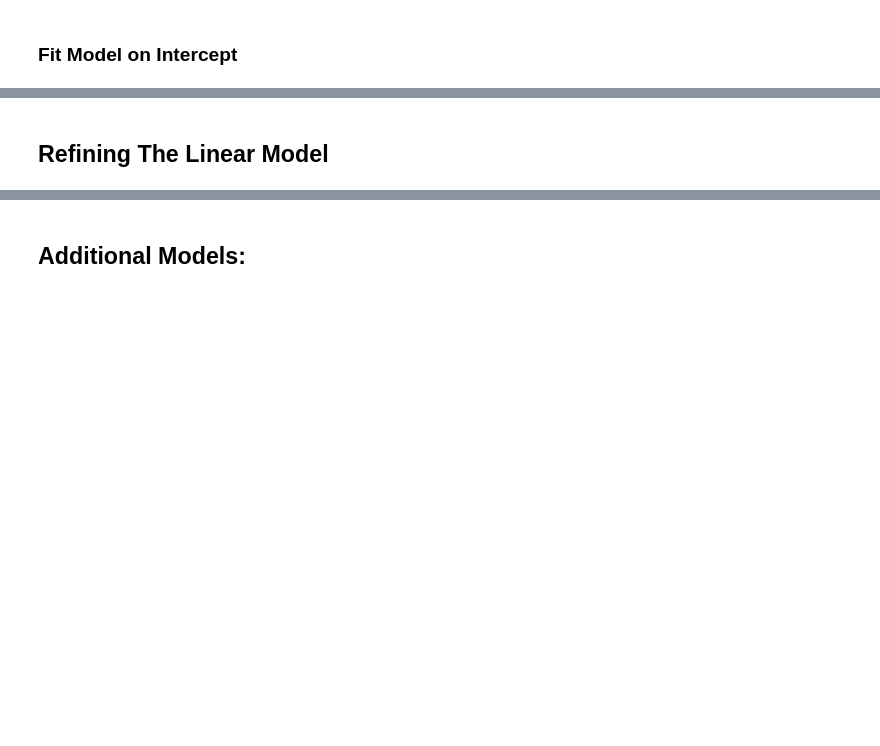
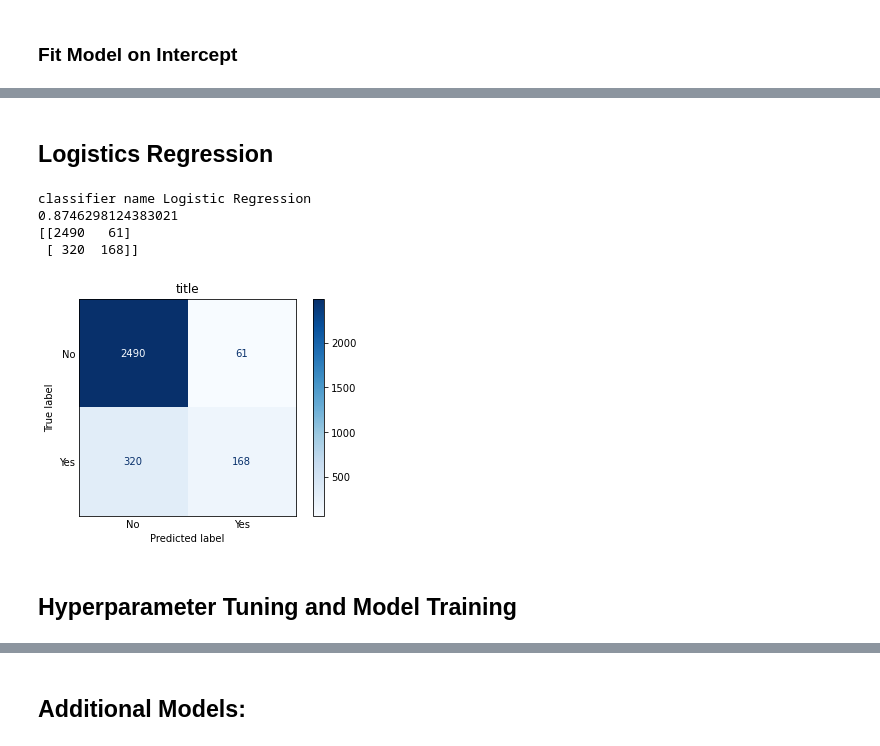
Before and after one commit to shaisid01/Data-Science, a Jupyter notebook: CapstoneProjects/Capstone 2/Notebooks/05_modeling.ipynb, the cells around one changed output, grey strips where cells are left out. Cells and saved outputs as stored; diff of their text form; code cells hidden in the pictures; blank space fills up the shorter version.

Commit message:
Logistic Regression

```diff
--- a/CapstoneProjects/Capstone 2/Notebooks/05_modeling.ipynb
+++ b/CapstoneProjects/Capstone 2/Notebooks/05_modeling.ipynb
@@ -226,2 +243,50 @@ print(f"Observed: {y_train.mean():.3f} Fit: {train_pred[:,1].mean():.3f}")
-# %% [markdown]
-## Refining The Linear Model
+# %% [markdown]
+## Logistics Regression
+# %%
+#Plot the confusion matrix
+from sklearn.metrics import confusion_matrix,ConfusionMatrixDisplay,plot_confusion_matrix,accuracy_score #to plot confusion matric
+def make_confusion_matrix(y_actual,y_predict,title):
+    fig, ax = plt.subplots(1, 1)
+
+    Con_Mtx = confusion_matrix(y_actual, y_predict, labels=[0,1])
+    disp = ConfusionMatrixDisplay(confusion_matrix=Con_Mtx,
+                               display_labels=["No","Yes"])
+    disp.plot(cmap='Blues',ax=ax)
+
+    ax.set_title(title)
+    plt.tick_params(axis=u'both', which=u'both',length=0)
+    plt.grid(b=None,axis='both',which='both',visible=False)
+    plt.show()
+# %%
+# models listing and fitting
+models = [
+        LogisticRegression(),
+        #RandomForestClassifier(),
+        #KNeighborsClassifier(),
+        #MLPclassifier()
+        ]
+
+for model in models :
+            model.fit(X_train,y_train)
+# %%
+#Model predition
+model_names = [
+        'Logistic Regression',
+        #'RandomForest Classifier',
+        #'KNeighbors Classifier',
+        ]
+
+for classifier,classifier_name in zip(models,model_names):
+    prediction=classifier.predict(X_test)
+    print('classifier name ' + classifier_name)
+    print(accuracy_score(y_test,prediction))
+    print(confusion_matrix(y_test,prediction))
+    make_confusion_matrix(y_test,prediction,"title")
+# %% [output]
+classifier name Logistic Regression
+0.8746298124383021
+[[2490   61]
+ [ 320  168]]
+[figure, added]
+# %% [markdown]
+## Hyperparameter Tuning and Model Training
```
Also changed, not shown: parts of 29 cells of this notebook.
